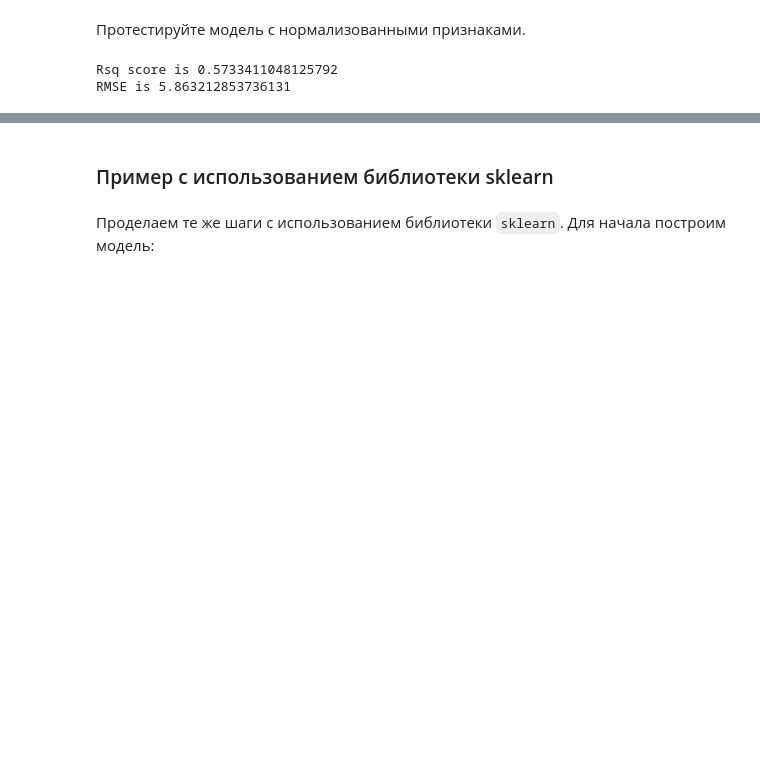
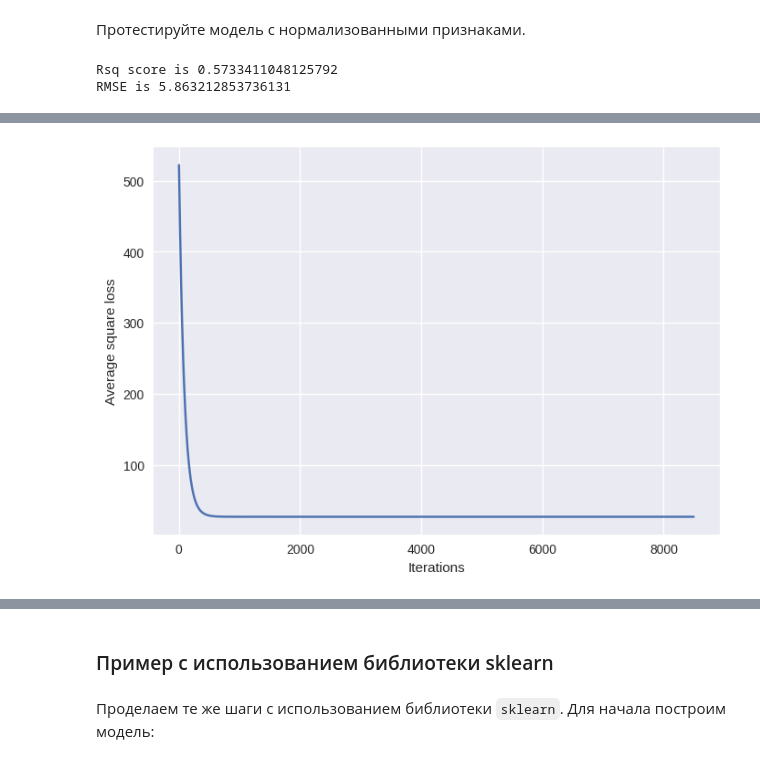
Before and after one commit to lldckv/cs102, a Jupyter notebook: homework08/My_Linear_Regression.ipynb, the cells around one changed output, grey strips where cells are left out. Cells and saved outputs as stored; diff of their text form; code cells hidden in the pictures; blank space fills up the shorter version.

```diff
--- a/homework08/My_Linear_Regression.ipynb
+++ b/homework08/My_Linear_Regression.ipynb
@@ -515,0 +519,4 @@ RMSE is 5.863212853736131
+# %%
+plot_loss_function(model_nz)
+# %% [output]
+[figure, added]
```
Also changed, not shown: parts of 15 cells of this notebook.
